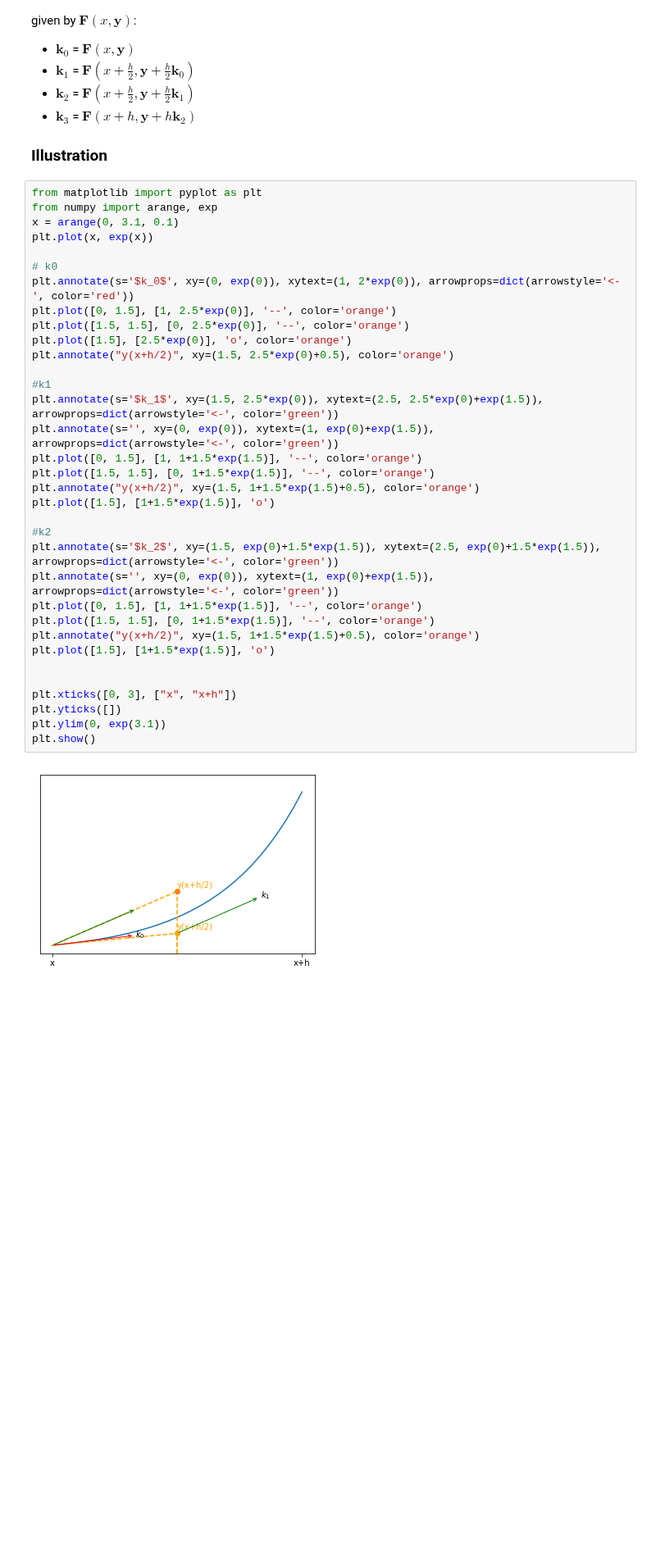
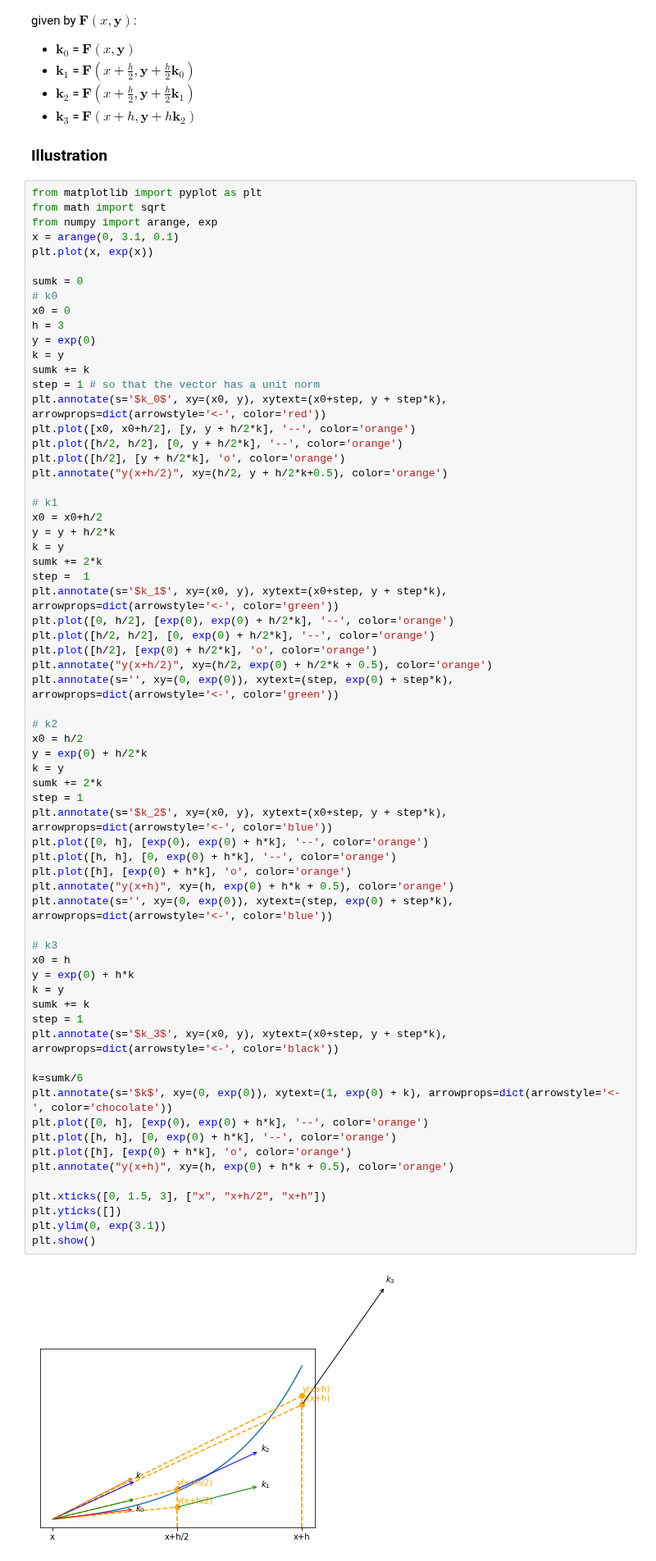
Before and after one commit to tgteacher/numerical-methods, a Jupyter notebook: notebooks/Chapter7.ipynb, the cells around one changed output. Shown at 82% size. Saved outputs shown, nothing was run; the diff lists cells and outputs as text; blank space fills up the shorter version.

```diff
--- a/notebooks/Chapter7.ipynb
+++ b/notebooks/Chapter7.ipynb
@@ -273,37 +289,69 @@ For $i > 0$, $\textbf{k}_i$ is estimated as the derivative (image by $\textbf{F}
 ### Illustration
 # %%
 from matplotlib import pyplot as plt
+from math import sqrt
 from numpy import arange, exp
 x = arange(0, 3.1, 0.1)
 plt.plot(x, exp(x))
 
+sumk = 0
 # k0
-plt.annotate(s='$k_0$', xy=(0, exp(0)), xytext=(1, 2*exp(0)), arrowprops=dict(arrowstyle='<-', color='red'))
-plt.plot([0, 1.5], [1, 2.5*exp(0)], '--', color='orange')
-plt.plot([1.5, 1.5], [0, 2.5*exp(0)], '--', color='orange')
-plt.plot([1.5], [2.5*exp(0)], 'o', color='orange')
-plt.annotate("y(x+h/2)", xy=(1.5, 2.5*exp(0)+0.5), color='orange')
+x0 = 0
+h = 3
+y = exp(0)
+k = y
+sumk += k
+step = 1 # so that the vector has a unit norm
+plt.annotate(s='$k_0$', xy=(x0, y), xytext=(x0+step, y + step*k), arrowprops=dict(arrowstyle='<-', color='red'))
+plt.plot([x0, x0+h/2], [y, y + h/2*k], '--', color='orange')
+plt.plot([h/2, h/2], [0, y + h/2*k], '--', color='orange')
+plt.plot([h/2], [y + h/2*k], 'o', color='orange')
+plt.annotate("y(x+h/2)", xy=(h/2, y + h/2*k+0.5), color='orange')
 
-#k1
-plt.annotate(s='$k_1$', xy=(1.5, 2.5*exp(0)), xytext=(2.5, 2.5*exp(0)+exp(1.5)), arrowprops=dict(arrowstyle='<-', color='green'))
-plt.annotate(s='', xy=(0, exp(0)), xytext=(1, exp(0)+exp(1.5)), arrowprops=dict(arrowstyle='<-', color='green'))
-plt.plot([0, 1.5], [1, 1+1.5*exp(1.5)], '--', color='orange')
-plt.plot([1.5, 1.5], [0, 1+1.5*exp(1.5)], '--', color='orange')
-plt.annotate("y(x+h/2)", xy=(1.5, 1+1.5*exp(1.5)+0.5), color='orange')
-plt.plot([1.5], [1+1.5*exp(1.5)], 'o')
+# k1
+x0 = x0+h/2
+y = y + h/2*k
+k = y
+sumk += 2*k
+step =  1
+plt.annotate(s='$k_1$', xy=(x0, y), xytext=(x0+step, y + step*k), arrowprops=dict(arrowstyle='<-', color='green'))
+plt.plot([0, h/2], [exp(0), exp(0) + h/2*k], '--', color='orange')
+plt.plot([h/2, h/2], [0, exp(0) + h/2*k], '--', color='orange')
+plt.plot([h/2], [exp(0) + h/2*k], 'o', color='orange')
+plt.annotate("y(x+h/2)", xy=(h/2, exp(0) + h/2*k + 0.5), color='orange')
+plt.annotate(s='', xy=(0, exp(0)), xytext=(step, exp(0) + step*k), arrowprops=dict(arrowstyle='<-', color='green'))
 
-#k2
-plt.annotate(s='$k_2$', xy=(1.5, exp(0)+1.5*exp(1.5)), xytext=(2.5, exp(0)+1.5*exp(1.5)), arrowprops=dict(arrowstyle='<-', color='green'))
-plt.annotate(s='', xy=(0, exp(0)), xytext=(1, exp(0)+exp(1.5)), arrowprops=dict(arrowstyle='<-', color='green'))
-plt.plot([0, 1.5], [1, 1+1.5*exp(1.5)], '--', color='orange')
-plt.plot([1.5, 1.5], [0, 1+1.5*exp(1.5)], '--', color='orange')
-plt.annotate("y(x+h/2)", xy=(1.5, 1+1.5*exp(1.5)+0.5), color='orange')
-plt.plot([1.5], [1+1.5*exp(1.5)], 'o')
+# k2
+x0 = h/2
+y = exp(0) + h/2*k
+k = y
+sumk += 2*k
+step = 1
+plt.annotate(s='$k_2$', xy=(x0, y), xytext=(x0+step, y + step*k), arrowprops=dict(arrowstyle='<-', color='blue'))
+plt.plot([0, h], [exp(0), exp(0) + h*k], '--', color='orange')
+plt.plot([h, h], [0, exp(0) + h*k], '--', color='orange')
+plt.plot([h], [exp(0) + h*k], 'o', color='orange')
+plt.annotate("y(x+h)", xy=(h, exp(0) + h*k + 0.5), color='orange')
+plt.annotate(s='', xy=(0, exp(0)), xytext=(step, exp(0) + step*k), arrowprops=dict(arrowstyle='<-', color='blue'))
 
+# k3
+x0 = h
+y = exp(0) + h*k
+k = y
+sumk += k
+step = 1
+plt.annotate(s='$k_3$', xy=(x0, y), xytext=(x0+step, y + step*k), arrowprops=dict(arrowstyle='<-', color='black'))
 
-plt.xticks([0, 3], ["x", "x+h"])
+k=sumk/6
+plt.annotate(s='$k$', xy=(0, exp(0)), xytext=(1, exp(0) + k), arrowprops=dict(arrowstyle='<-', color='chocolate'))
+plt.plot([0, h], [exp(0), exp(0) + h*k], '--', color='orange')
+plt.plot([h, h], [0, exp(0) + h*k], '--', color='orange')
+plt.plot([h], [exp(0) + h*k], 'o', color='orange')
+plt.annotate("y(x+h)", xy=(h, exp(0) + h*k + 0.5), color='orange')
+
+plt.xticks([0, 1.5, 3], ["x", "x+h/2", "x+h"])
 plt.yticks([])
 plt.ylim(0, exp(3.1))
 plt.show()
 # %% [output]
-[figure, old version]
+[figure, new version]
```
Also changed, not shown: parts of 17 cells of this notebook.
